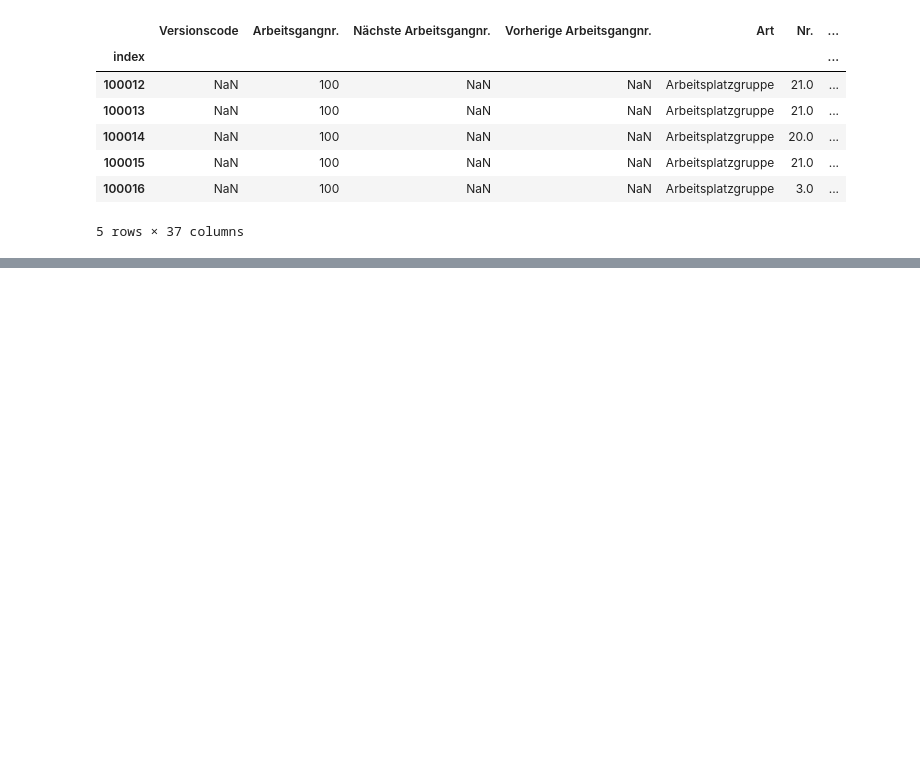
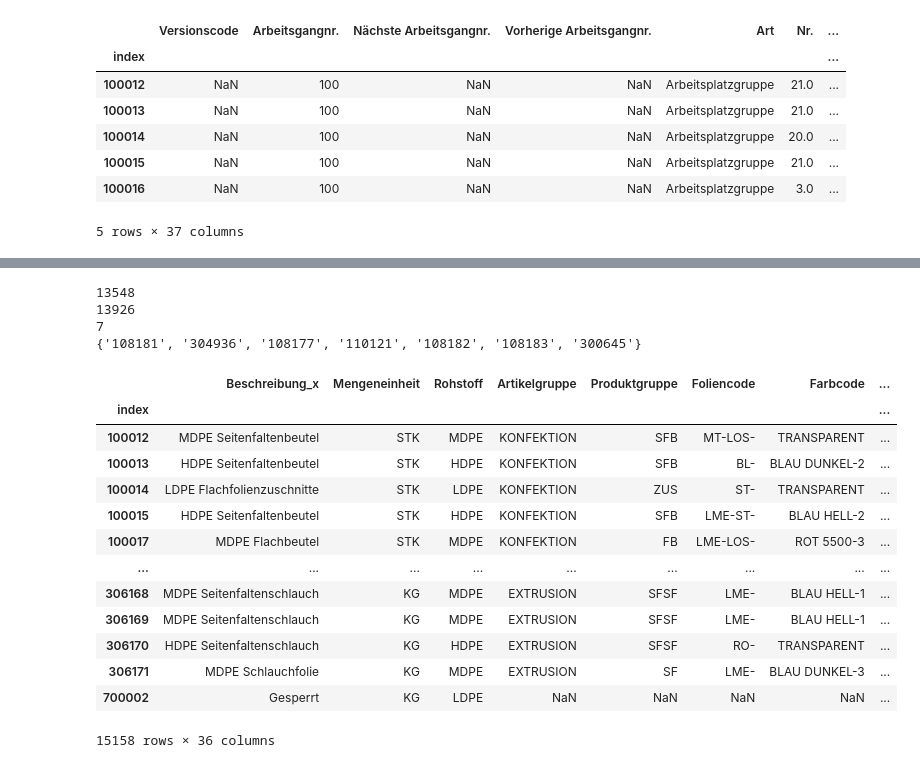
Before and after one commit to bunnekas/prevelop, a Jupyter notebook: src/PrEvelOp_mkPlast_Bu.ipynb, the cells around one changed output, grey strips where cells are left out. Saved outputs shown, nothing was run; the diff lists cells and outputs as text; code cells hidden in the pictures; blank space fills up the shorter version.

```diff
--- a/src/PrEvelOp_mkPlast_Bu.ipynb
+++ b/src/PrEvelOp_mkPlast_Bu.ipynb
@@ -95,0 +164,43 @@ memory usage: 3.9+ MB
+# %%
+list_a = artikel['Arbeitsplannr.'].unique().tolist()
+list_b = arbeitsplanzeilen.index.unique().tolist()
+print(len(list_a))
+print(len(list_b))
+# change type of list_b to string
+list_b = [str(i) for i in list_b]
+# count number of values in list_a that are not in list_b
+print(len(set(list_a) - set(list_b)))
+# show values in list_a that are not in list_b
+print(set(list_a) - set(list_b))
+# %% [output]
+13548
+13926
+7
+{'108181', '304936', '108177', '110121', '108182', '108183', '300645'}
+# %%
+drop_list = list(set(list_a) - set(list_b))
+# drop rows in artikel with Arbeitsplannr. in drop_list
+artikel = artikel[~artikel['Arbeitsplannr.'].isin(drop_list)]
+# %%
+# change dtype of index in arbeitsplanzeilen to string
+arbeitsplanzeilen.index = arbeitsplanzeilen.index.astype(str)
+# %%
+# merge artikel and arbeitsplanzeilen
+mkplast = pd.merge(artikel, arbeitsplanzeilen, left_on='Arbeitsplannr.', right_index=True, how='left')
+# %%
+mkplast
+# %% [output]
+|  | Beschreibung_x | Mengeneinheit | Rohstoff | Artikelgruppe | Produktgruppe | Foliencode | Farbcode | ... |
+| index |  |  |  |  |  |  |  | ... |
+| 100012 | MDPE Seitenfaltenbeutel | STK | MDPE | KONFEKTION | SFB | MT-LOS- | TRANSPARENT | ... |
+| 100013 | HDPE Seitenfaltenbeutel | STK | HDPE | KONFEKTION | SFB | BL- | BLAU DUNKEL-2 | ... |
+| 100014 | LDPE Flachfolienzuschnitte | STK | LDPE | KONFEKTION | ZUS | ST- | TRANSPARENT | ... |
+| 100015 | HDPE Seitenfaltenbeutel | STK | HDPE | KONFEKTION | SFB | LME-ST- | BLAU HELL-2 | ... |
+| 100017 | MDPE Flachbeutel | STK | MDPE | KONFEKTION | FB | LME-LOS- | ROT 5500-3 | ... |
+| ... | ... | ... | ... | ... | ... | ... | ... | ... |
+| 306168 | MDPE Seitenfaltenschlauch | KG | MDPE | EXTRUSION | SFSF | LME- | BLAU HELL-1 | ... |
+| 306169 | MDPE Seitenfaltenschlauch | KG | MDPE | EXTRUSION | SFSF | LME- | BLAU HELL-1 | ... |
+| 306170 | HDPE Seitenfaltenschlauch | KG | HDPE | EXTRUSION | SFSF | RO- | TRANSPARENT | ... |
+| 306171 | MDPE Schlauchfolie | KG | MDPE | EXTRUSION | SF | LME- | BLAU DUNKEL-3 | ... |
+| 700002 | Gesperrt | KG | LDPE | NaN | NaN | NaN | NaN | ... |
+15158 rows × 36 columns
```
Also changed, not shown: parts of 16 cells of this notebook.
